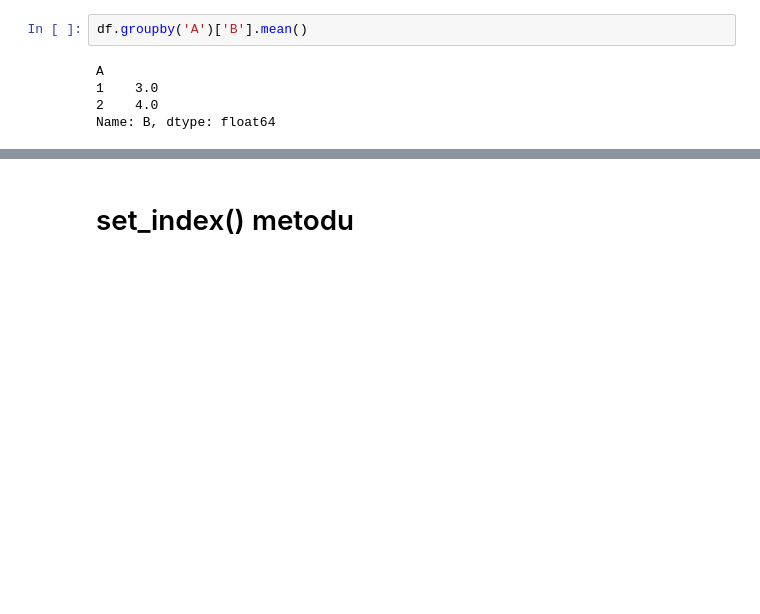
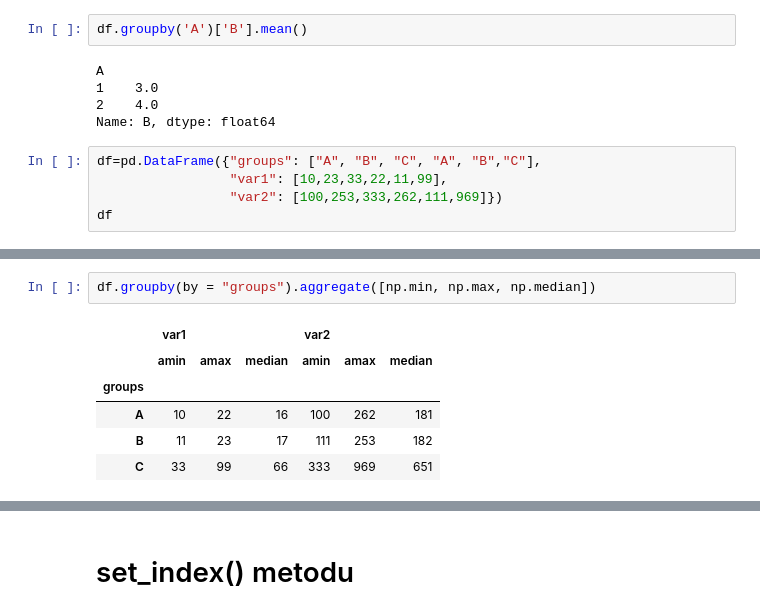
Before and after one commit to GurkanGitHub/Python, a Jupyter notebook: pandas_df_methods.ipynb, the cells around one changed output, grey strips where cells are left out. Cells and saved outputs as stored; diff of their text form; blank space fills up the shorter version.

```diff
--- a/pandas_df_methods.ipynb
+++ b/pandas_df_methods.ipynb
@@ -683,3 +693,8 @@ A
 1    3.0
 2    4.0
 Name: B, dtype: float64
+# %%
+df=pd.DataFrame({"groups": ["A", "B", "C", "A", "B","C"],
+                 "var1": [10,23,33,22,11,99],
+                 "var2": [100,253,333,262,111,969]})
+df
@@ -685,0 +739,9 @@ Name: B, dtype: float64
+# %%
+df.groupby(by = "groups").aggregate([np.min, np.max, np.median])
+# %% [output]
+|  | var1 |  |  | var2 |  |  |
+|  | amin | amax | median | amin | amax | median |
+| groups |  |  |  |  |  |  |
+| A | 10 | 22 | 16 | 100 | 262 | 181 |
+| B | 11 | 23 | 17 | 111 | 253 | 182 |
+| C | 33 | 99 | 66 | 333 | 969 | 651 |
```
Also changed, not shown: parts of 19 cells of this notebook, 10 other files.
